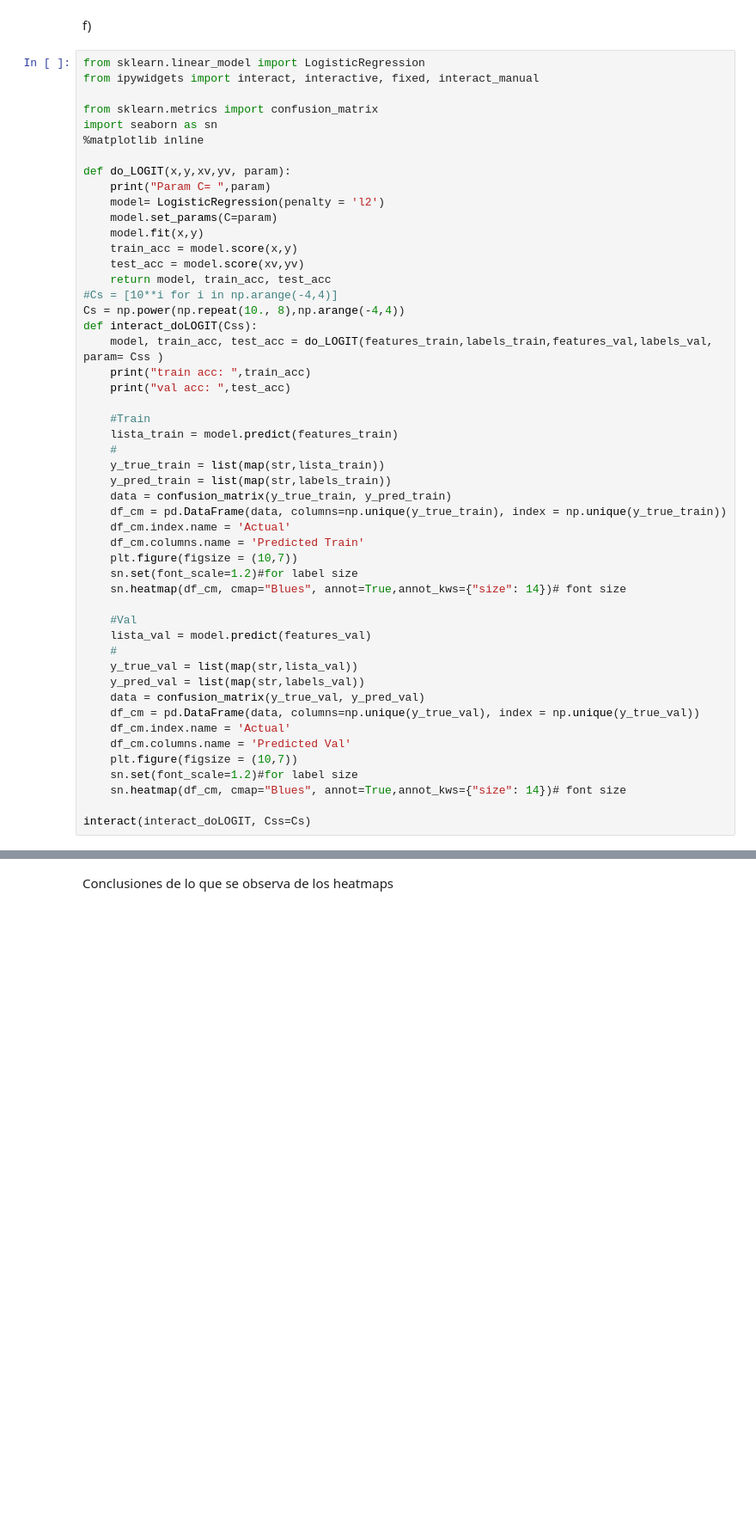
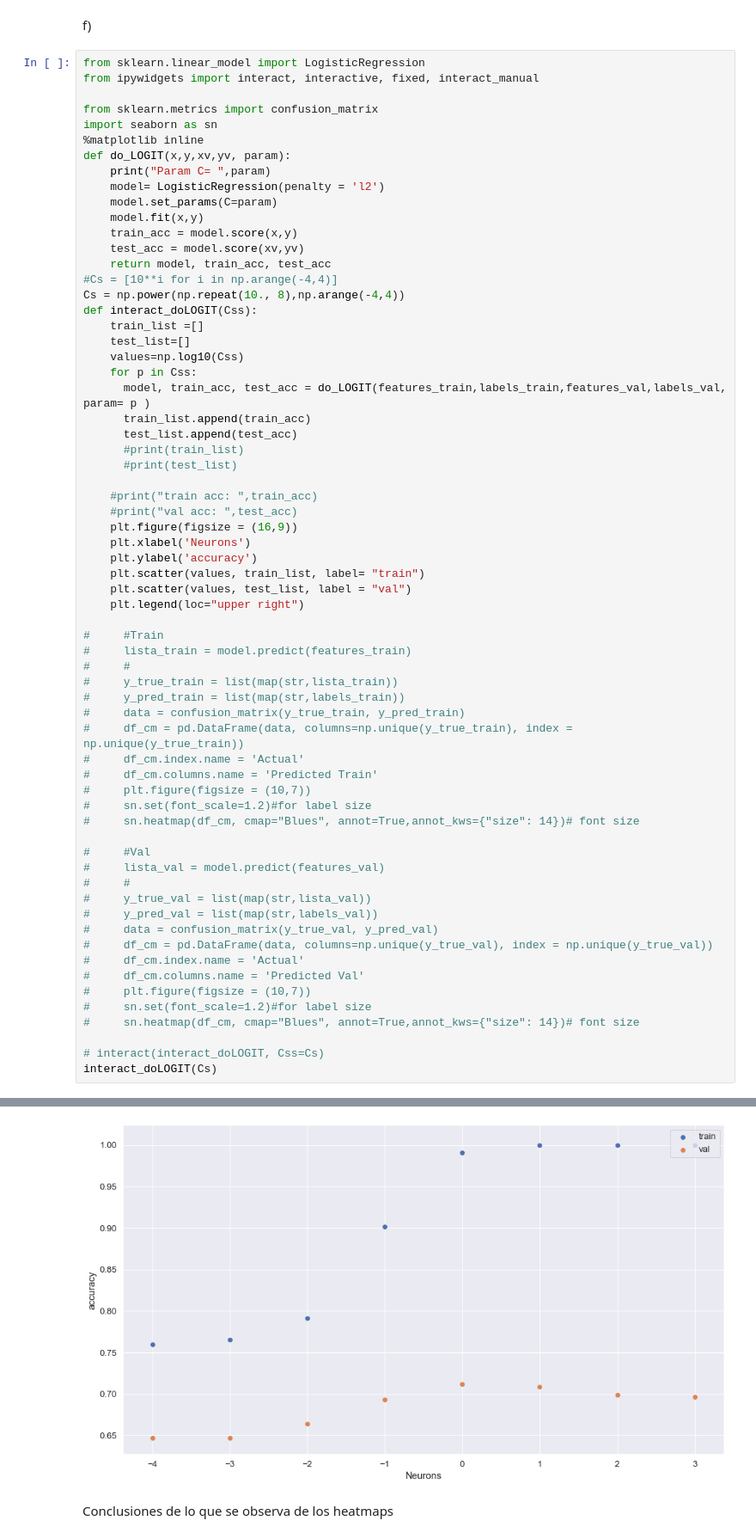
Before and after one commit to chrisgcs/Tarea3ML, a Jupyter notebook: Desarrollo.ipynb, the cells around one changed output, grey strips where cells are left out. Shown: that part at 86% size. Cells and saved outputs as stored; diff of their text form; blank space fills up the shorter version.

```diff
--- a/Desarrollo.ipynb
+++ b/Desarrollo.ipynb
@@ -232,7 +232,6 @@ from ipywidgets import interact, interactive, fixed, interact_manual
 from sklearn.metrics import confusion_matrix
 import seaborn as sn
 %matplotlib inline
-
 def do_LOGIT(x,y,xv,yv, param):
     print("Param C= ",param)
     model= LogisticRegression(penalty = 'l2')
@@ -244,35 +243,51 @@ def do_LOGIT(x,y,xv,yv, param):
 #Cs = [10**i for i in np.arange(-4,4)]
 Cs = np.power(np.repeat(10., 8),np.arange(-4,4))
 def interact_doLOGIT(Css):
-    model, train_acc, test_acc = do_LOGIT(features_train,labels_train,features_val,labels_val, param= Css )
-    print("train acc: ",train_acc)
-    print("val acc: ",test_acc)
+    train_list =[]
+    test_list=[]
+    values=np.log10(Css)
+    for p in Css:
+      model, train_acc, test_acc = do_LOGIT(features_train,labels_train,features_val,labels_val, param= p )
+      train_list.append(train_acc)
+      test_list.append(test_acc)
+      #print(train_list)
+      #print(test_list)
 
-    #Train
-    lista_train = model.predict(features_train)
-    #
-    y_true_train = list(map(str,lista_train))
-    y_pred_train = list(map(str,labels_train))
-    data = confusion_matrix(y_true_train, y_pred_train)
-    df_cm = pd.DataFrame(data, columns=np.unique(y_true_train), index = np.unique(y_true_train))
-    df_cm.index.name = 'Actual'
-    df_cm.columns.name = 'Predicted Train'
-    plt.figure(figsize = (10,7))
-    sn.set(font_scale=1.2)#for label size
-    sn.heatmap(df_cm, cmap="Blues", annot=True,annot_kws={"size": 14})# font size
+    #print("train acc: ",train_acc)
+    #print("val acc: ",test_acc)
+    plt.figure(figsize = (16,9))
+    plt.xlabel('Neurons')
+    plt.ylabel('accuracy')
+    plt.scatter(values, train_list, label= "train")
+    plt.scatter(values, test_list, label = "val")
+    plt.legend(loc="upper right")
 
-    #Val
-    lista_val = model.predict(features_val)
-    #
-    y_true_val = list(map(str,lista_val))
-    y_pred_val = list(map(str,labels_val))
-    data = confusion_matrix(y_true_val, y_pred_val)
-    df_cm = pd.DataFrame(data, columns=np.unique(y_true_val), index = np.unique(y_true_val))
-    df_cm.index.name = 'Actual'
-    df_cm.columns.name = 'Predicted Val'
-    plt.figure(figsize = (10,7))
-    sn.set(font_scale=1.2)#for label size
-    sn.heatmap(df_cm, cmap="Blues", annot=True,annot_kws={"size": 14})# font size
+#     #Train
+#     lista_train = model.predict(features_train)
+#     #
+#     y_true_train = list(map(str,lista_train))
+#     y_pred_train = list(map(str,labels_train))
+#     data = confusion_matrix(y_true_train, y_pred_train)
+#     df_cm = pd.DataFrame(data, columns=np.unique(y_true_train), index = np.unique(y_true_train))
+#     df_cm.index.name = 'Actual'
+#     df_cm.columns.name = 'Predicted Train'
+#     plt.figure(figsize = (10,7))
+#     sn.set(font_scale=1.2)#for label size
+#     sn.heatmap(df_cm, cmap="Blues", annot=True,annot_kws={"size": 14})# font size
 
-interact(interact_doLOGIT, Css=Cs)
+#     #Val
+#     lista_val = model.predict(features_val)
+#     #
+#     y_true_val = list(map(str,lista_val))
+#     y_pred_val = list(map(str,labels_val))
+#     data = confusion_matrix(y_true_val, y_pred_val)
+#     df_cm = pd.DataFrame(data, columns=np.unique(y_true_val), index = np.unique(y_true_val))
+#     df_cm.index.name = 'Actual'
+#     df_cm.columns.name = 'Predicted Val'
+#     plt.figure(figsize = (10,7))
+#     sn.set(font_scale=1.2)#for label size
+#     sn.heatmap(df_cm, cmap="Blues", annot=True,annot_kws={"size": 14})# font size
+
+# interact(interact_doLOGIT, Css=Cs)
+interact_doLOGIT(Cs)
 # %% [output]
@@ -281,3 +302,4 @@ interactive(children=(Dropdown(description='Css', options=(0.0001, 0.001, 0.01,
+[figure, added]
 # %% [markdown]
 Conclusiones de lo que se observa de los heatmaps
 # %% [markdown]
```
Also changed, not shown: parts of 9 cells of this notebook.
